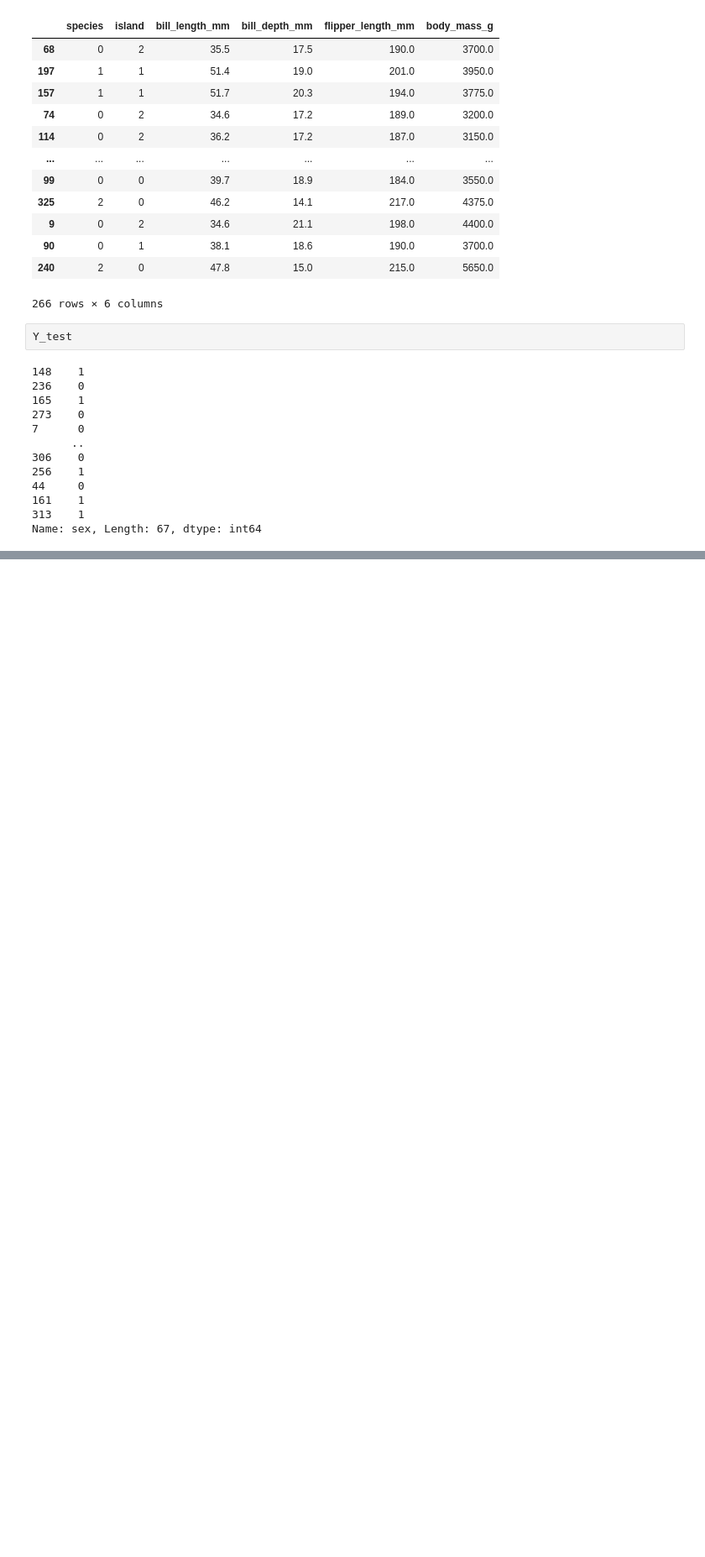
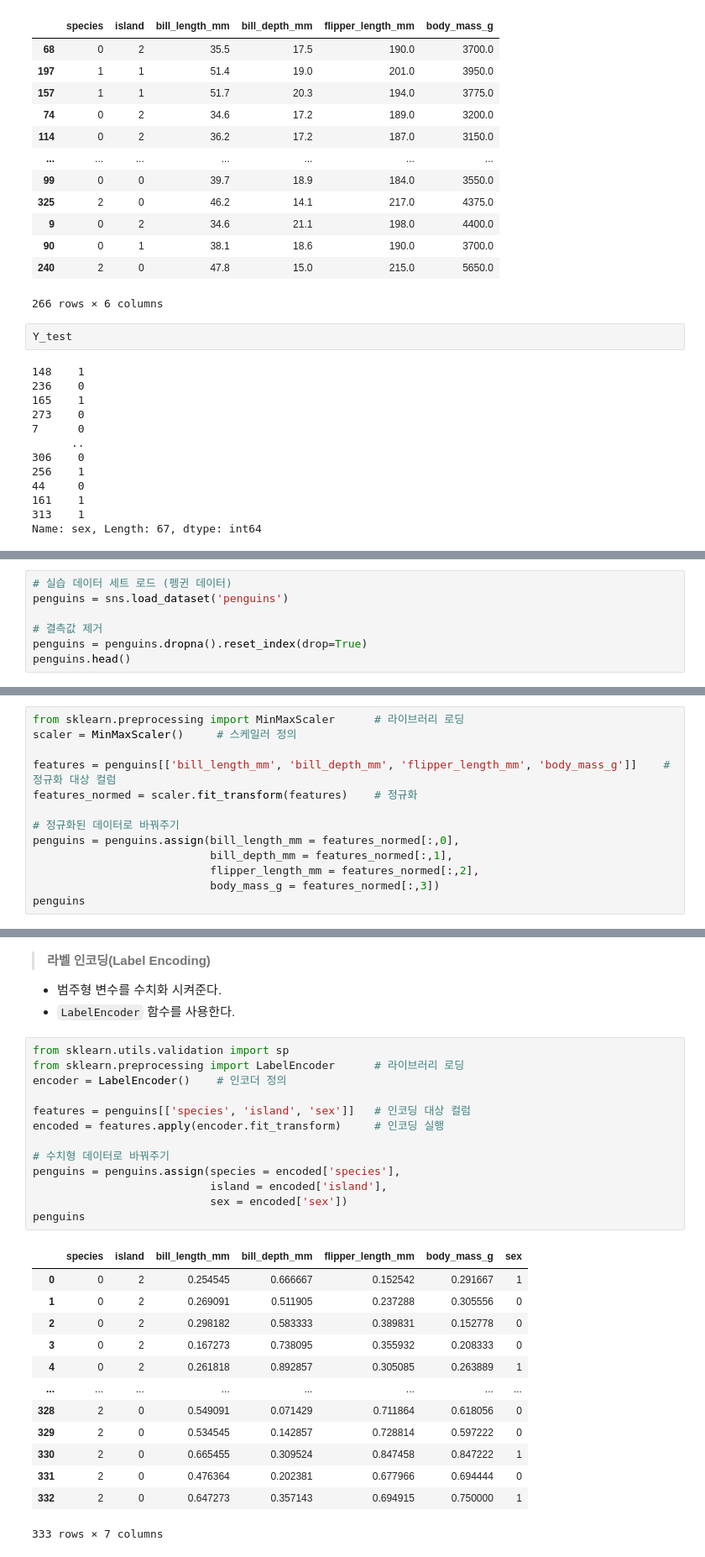
Before and after one commit to Chashoo414/Data_Analysis_Study, a Jupyter notebook: Part2/04. 머신러닝/Part2_Summary_4-1.ipynb, the cells around one changed output, grey strips where cells are left out. Shown at 84% size. Saved outputs shown, nothing was run; the diff lists cells and outputs as text; blank space fills up the shorter version.

```diff
--- a/Part2/04. 머신러닝/Part2_Summary_4-1.ipynb
+++ b/Part2/04. 머신러닝/Part2_Summary_4-1.ipynb
@@ -371,0 +384,7 @@ Name: sex, Length: 67, dtype: int64
+# %%
+# 실습 데이터 세트 로드 (펭귄 데이터)
+penguins = sns.load_dataset('penguins')
+
+# 결측값 제거
+penguins = penguins.dropna().reset_index(drop=True)
+penguins.head()
@@ -371,0 +441,13 @@ Name: sex, Length: 67, dtype: int64
+# %%
+from sklearn.preprocessing import MinMaxScaler      # 라이브러리 로딩
+scaler = MinMaxScaler()     # 스케일러 정의
+
+features = penguins[['bill_length_mm', 'bill_depth_mm', 'flipper_length_mm', 'body_mass_g']]    # 정규화 대상 컬럼
+features_normed = scaler.fit_transform(features)    # 정규화
+
+# 정규화된 데이터로 바꿔주기
+penguins = penguins.assign(bill_length_mm = features_normed[:,0],
+                           bill_depth_mm = features_normed[:,1],
+                           flipper_length_mm = features_normed[:,2],
+                           body_mass_g = features_normed[:,3])
+penguins
@@ -371,0 +468,31 @@ Name: sex, Length: 67, dtype: int64
+# %% [markdown]
+> **라벨 인코딩(Label Encoding)**
+- 범주형 변수를 수치화 시켜준다.
+- `LabelEncoder` 함수를 사용한다.
+# %%
+from sklearn.utils.validation import sp
+from sklearn.preprocessing import LabelEncoder      # 라이브러리 로딩
+encoder = LabelEncoder()    # 인코더 정의
+
+features = penguins[['species', 'island', 'sex']]   # 인코딩 대상 컬럼
+encoded = features.apply(encoder.fit_transform)     # 인코딩 실행
+
+# 수치형 데이터로 바꿔주기
+penguins = penguins.assign(species = encoded['species'],
+                           island = encoded['island'],
+                           sex = encoded['sex'])
+penguins
+# %% [output]
+|  | species | island | bill_length_mm | bill_depth_mm | flipper_length_mm | body_mass_g | sex |
+| 0 | 0 | 2 | 0.254545 | 0.666667 | 0.152542 | 0.291667 | 1 |
+| 1 | 0 | 2 | 0.269091 | 0.511905 | 0.237288 | 0.305556 | 0 |
+| 2 | 0 | 2 | 0.298182 | 0.583333 | 0.389831 | 0.152778 | 0 |
+| 3 | 0 | 2 | 0.167273 | 0.738095 | 0.355932 | 0.208333 | 0 |
+| 4 | 0 | 2 | 0.261818 | 0.892857 | 0.305085 | 0.263889 | 1 |
+| ... | ... | ... | ... | ... | ... | ... | ... |
+| 328 | 2 | 0 | 0.549091 | 0.071429 | 0.711864 | 0.618056 | 0 |
+| 329 | 2 | 0 | 0.534545 | 0.142857 | 0.728814 | 0.597222 | 0 |
+| 330 | 2 | 0 | 0.665455 | 0.309524 | 0.847458 | 0.847222 | 1 |
+| 331 | 2 | 0 | 0.476364 | 0.202381 | 0.677966 | 0.694444 | 0 |
+| 332 | 2 | 0 | 0.647273 | 0.357143 | 0.694915 | 0.750000 | 1 |
+333 rows × 7 columns
```
Also changed, not shown: parts of 65 cells of this notebook.
